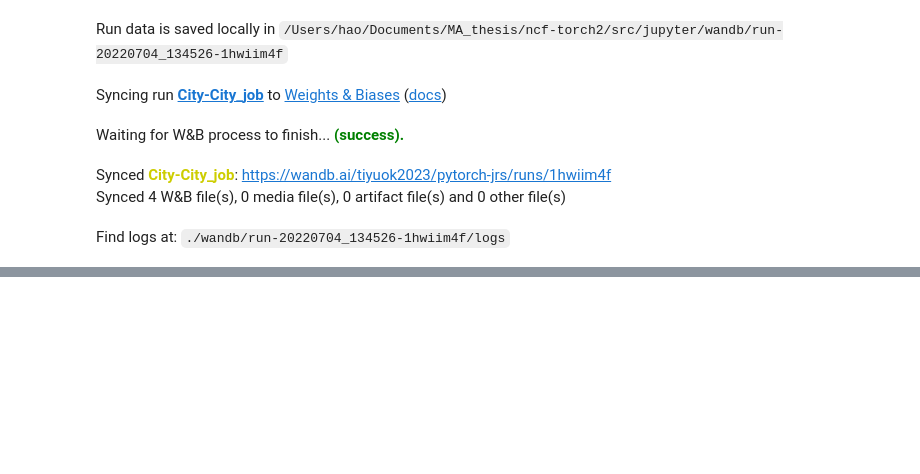
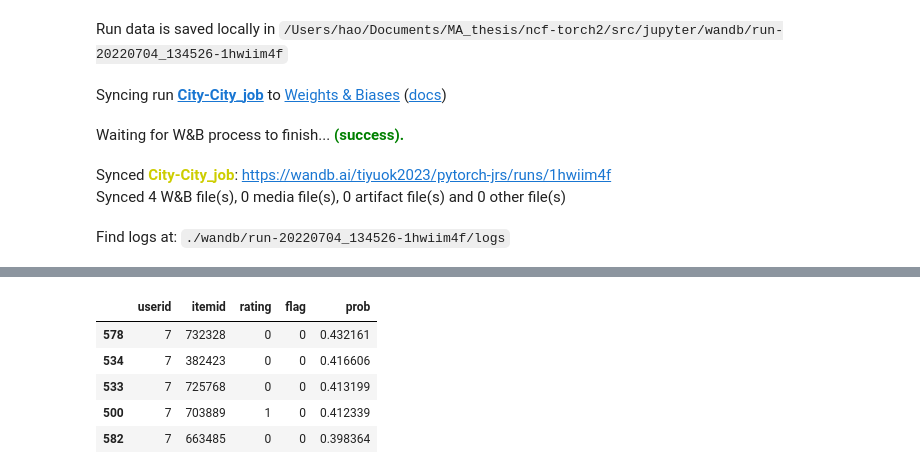
Before and after one commit to halqin/ncf-torch2, a Jupyter notebook: src/jupyter/train_pipe.ipynb, the cells around one changed output, grey strips where cells are left out. Drawn from its saved outputs; the diff is of its cells as text; code cells hidden in the pictures; blank space fills up the shorter version.

```diff
--- a/src/jupyter/train_pipe.ipynb
+++ b/src/jupyter/train_pipe.ipynb
@@ -441,0 +524,2 @@ Find logs at: ./wandb/run-20220704_134526-1hwiim4f/logs
+# %%
+bb, prob =test_q_evaluator.state.metrics['recolist']
@@ -441,0 +532,17 @@ Find logs at: ./wandb/run-20220704_134526-1hwiim4f/logs
+# %%
+reco_indices = []
+for i in range(len(bb)):
+    reco_indices += [cfg.params.neg_test*(i)+j for j in bb[i]]
+# %%
+df_reco = df_test_sub_ori.iloc[reco_indices].copy()
+# %%
+df_reco['prob'] = prob
+# %%
+df_reco.head()
+# %% [output]
+|  | userid | itemid | rating | flag | prob |
+| 578 | 7 | 732328 | 0 | 0 | 0.432161 |
+| 534 | 7 | 382423 | 0 | 0 | 0.416606 |
+| 533 | 7 | 725768 | 0 | 0 | 0.413199 |
+| 500 | 7 | 703889 | 1 | 0 | 0.412339 |
+| 582 | 7 | 663485 | 0 | 0 | 0.398364 |
```
Also changed, not shown: parts of 23 cells of this notebook, 4 other files.
